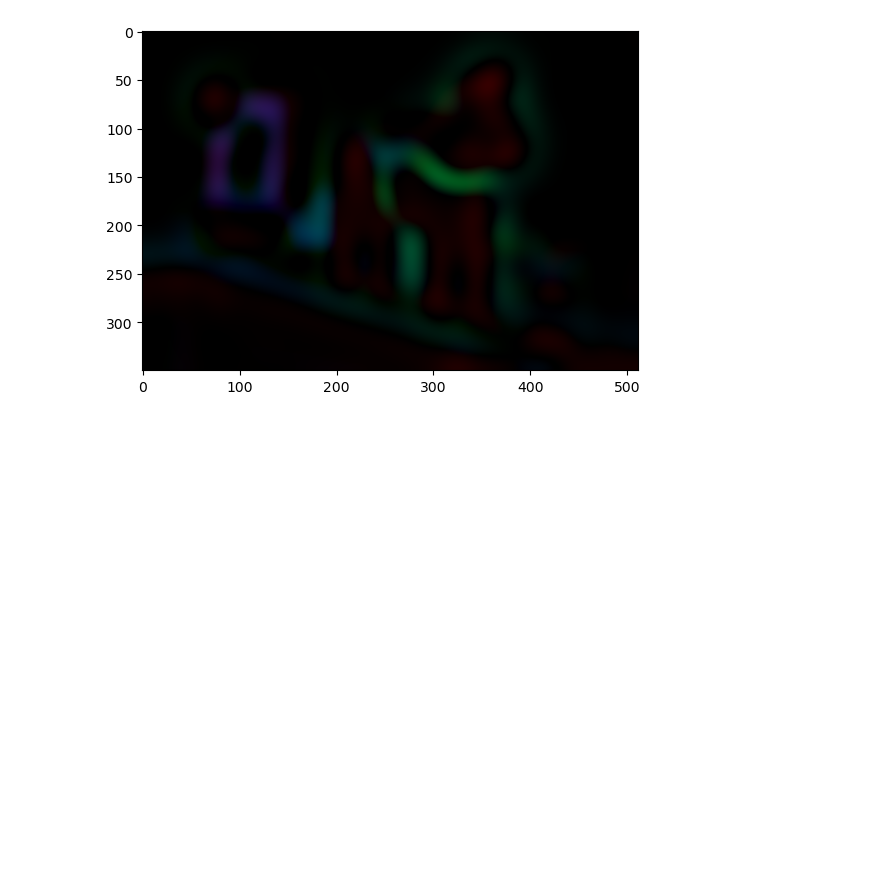
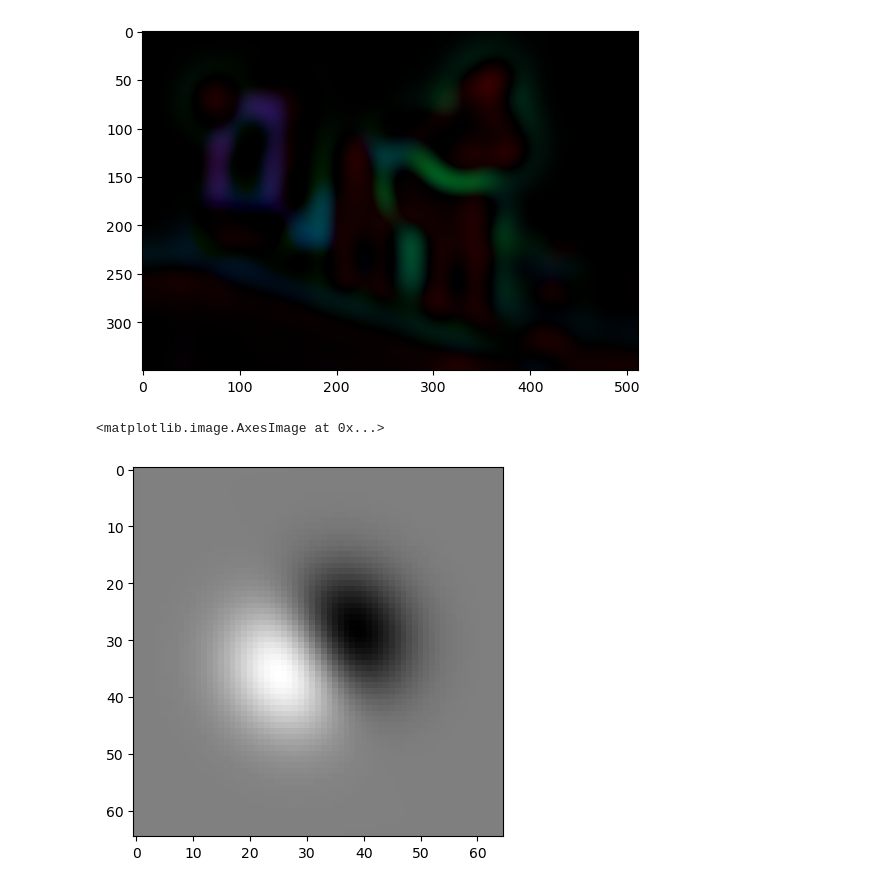
Before and after one commit to tonylindeberg/pyscsp, a Jupyter notebook: discscspdemo.ipynb, the cells around one changed output. Cells and saved outputs as stored; diff of their text form; code cells hidden in the pictures; blank space fills up the shorter version.

Commit message:
Added demo cases for directional derivatives

```diff
--- a/discscspdemo.ipynb
+++ b/discscspdemo.ipynb
@@ -224,3 +225,12 @@ plt.imshow(coloppLaplace/255)
 Clipping input data to the valid range for imshow with RGB data ([0..1] for floats or [0..255] for integers).
 <matplotlib.image.AxesImage at 0x...>
 [figure]
+# %%
+# First-order directional derivative in the direction pi/6
+delta = discscsp.deltafcn(65,65)
+L = discscsp.scspconv(delta, 8)
+Lphi = discscsp.applydirder(L, math.pi/6, 1, 0)
+plt.imshow(Lphi, cmap='gray', interpolation='nearest')
+# %% [output]
+<matplotlib.image.AxesImage at 0x...>
+[figure, added]
```
Also changed, not shown: parts of 4 cells of this notebook, 1 other file.
